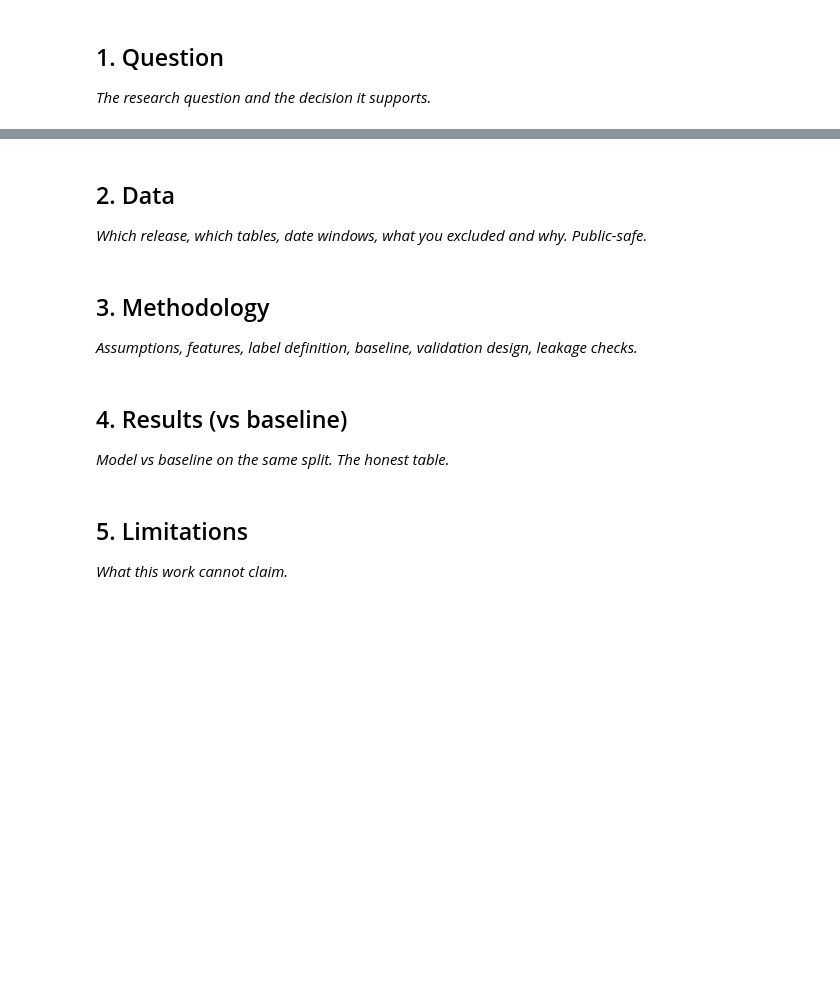
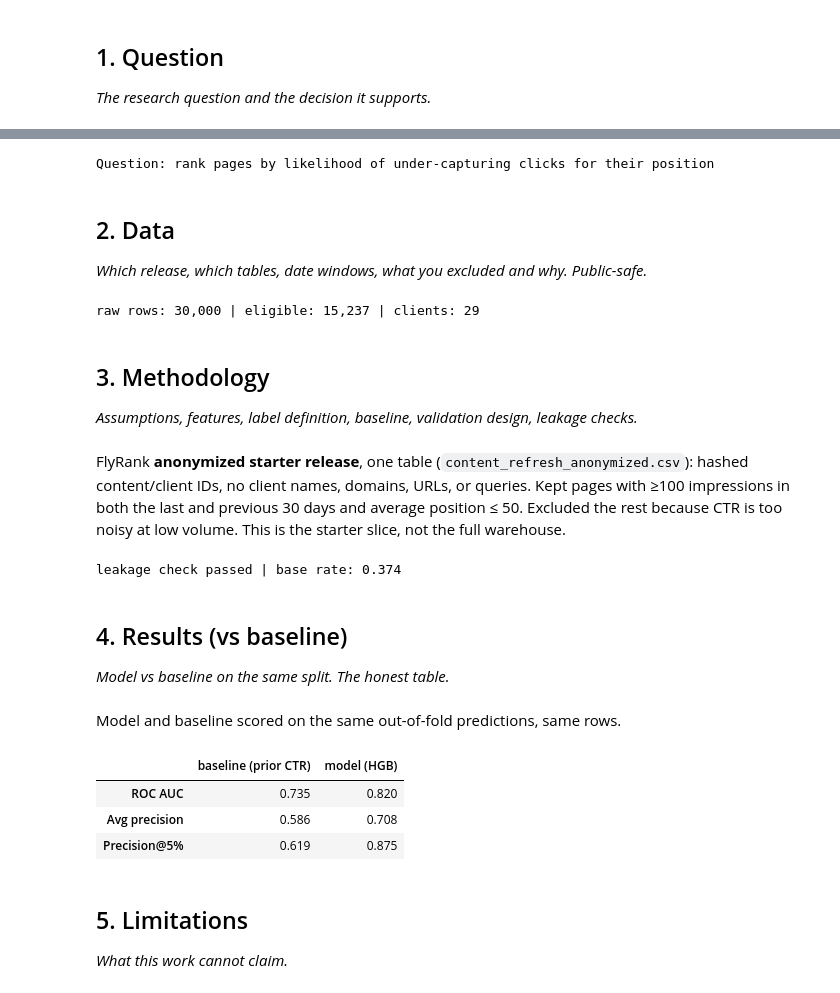
Before and after one commit to Eng7ouda06/flyrank-ml-internship, a Jupyter notebook: work/notebooks/capstone.ipynb, the cells around one changed output, grey strips where cells are left out. Saved outputs shown, nothing was run; the diff lists cells and outputs as text; code cells hidden in the pictures; blank space fills up the shorter version.

```diff
--- a/work/notebooks/capstone.ipynb
+++ b/work/notebooks/capstone.ipynb
@@ -13,15 +32,64 @@ This skeleton is yours to fill. Work the sections **in order** — each one has
+# %%
+MIN_IMPR = 100      # min impressions in each 30-day window (CTR is noisy below this)
+MAX_POS = 50        # keep pages ranking within position 50
+UNDER_Q = 1/3       # under-capture = bottom third of CTR within its position bucket
+print("Question: rank pages by likelihood of under-capturing clicks for their position")
+# %% [output]
+Question: rank pages by likelihood of under-capturing clicks for their position
 # %% [markdown]
 ## 2. Data
 
 *Which release, which tables, date windows, what you excluded and why. Public-safe.*
+# %%
+raw = pd.read_csv("data/raw/content_refresh_anonymized.csv")
+d = raw[(raw.impressions_last_30d >= MIN_IMPR) & (raw.impressions_prev_30d >= MIN_IMPR) & (raw.avg_position <= MAX_POS)].copy()
+print(f"raw rows: {len(raw):,} | eligible: {len(d):,} | clients: {d.client_id.nunique()}")
+# %% [output]
+raw rows: 30,000 | eligible: 15,237 | clients: 29
 # %% [markdown]
 ## 3. Methodology
 
 *Assumptions, features, label definition, baseline, validation design, leakage checks.*
+# %% [markdown]
+FlyRank **anonymized starter release**, one table (`content_refresh_anonymized.csv`): hashed content/client IDs, no client names, domains, URLs, or queries. Kept pages with ≥100 impressions in both the last and previous 30 days and average position ≤ 50. Excluded the rest because CTR is too noisy at low volume. This is the starter slice, not the full warehouse.
+# %%
+d["pos_bucket"] = pd.cut(d.avg_position, [0, 3, 10, 20, 50], labels=False)
+d["ctr_last"] = d.clicks_last_30d / d.impressions_last_30d
+d["ctr_prev"] = d.clicks_prev_30d / d.impressions_prev_30d
+d["y"] = (d.ctr_last <= d.groupby("pos_bucket").ctr_last.transform(lambda s: s.quantile(UNDER_Q))).astype(int)
+d["log_impr_prev"] = np.log1p(d.impressions_prev_30d)
+d["ctr_prev_rank"] = d.groupby("pos_bucket").ctr_prev.rank(pct=True)
+for c in ["content_type", "main_intent", "competition_level"]:
+    d[c] = d[c].astype("category").cat.codes
+F = ["log_impr_prev","ctr_prev","ctr_prev_rank","avg_position","search_volume","competition","cpc",
+     "word_count","content_age_days","days_since_last_update","content_type","main_intent","competition_level"]
+BANNED = ["ctr","clicks_90d","sessions_90d","trend_pct","trend_direction","clicks_last_30d","sessions_last_30d","ctr_last"]
+assert not set(F) & set(BANNED), "leakage: label-window feature found"
+print("leakage check passed | base rate:", round(d.y.mean(), 3))
+# %% [output]
+leakage check passed | base rate: 0.374
 # %% [markdown]
 ## 4. Results (vs baseline)
 
 *Model vs baseline on the same split. The honest table.*
+# %% [markdown]
+Model and baseline scored on the same out-of-fold predictions, same rows.
+# %%
+X, y, g = d[F], d.y.values, d.client_id.values
+oof = np.zeros(len(d)); base = (1 - d.ctr_prev_rank).values
+for tr, te in GroupKFold(5).split(X, y, g):
+    m = HGB(max_iter=200, learning_rate=0.05, random_state=SEED).fit(X.iloc[tr], y[tr])
+    oof[te] = m.predict_proba(X.iloc[te])[:, 1]
+def met(s):
+    k = int(.05 * len(s)); top = np.argsort(-s)[:k]
+    return {"ROC AUC": roc_auc_score(y, s), "Avg precision": average_precision_score(y, s), "Precision@5%": y[top].mean()}
+res = pd.DataFrame({"baseline (prior CTR)": met(base), "model (HGB)": met(oof)}).round(3)
+res
+# %% [output]
+|  | baseline (prior CTR) | model (HGB) |
+| ROC AUC | 0.735 | 0.820 |
+| Avg precision | 0.586 | 0.708 |
+| Precision@5% | 0.619 | 0.875 |
 # %% [markdown]
 ## 5. Limitations
 
```
Also changed, not shown: parts of 9 cells of this notebook.
